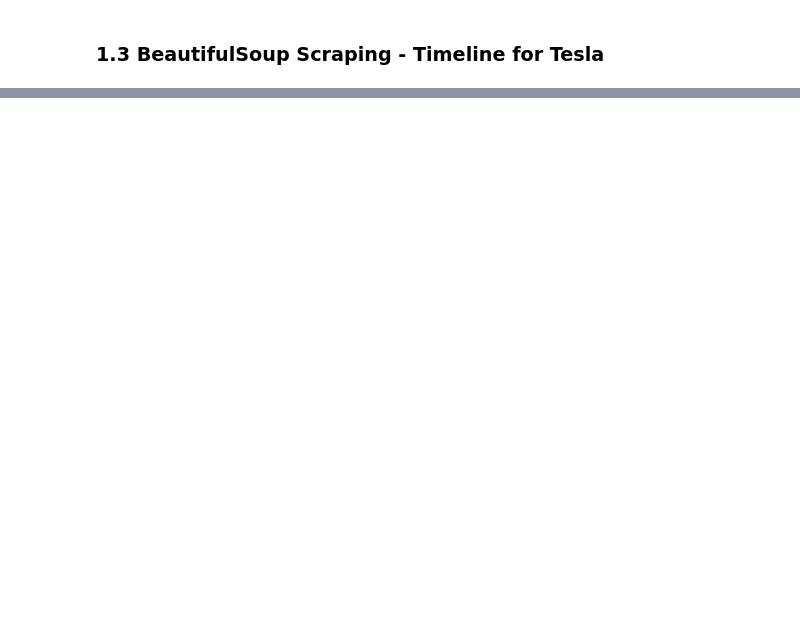
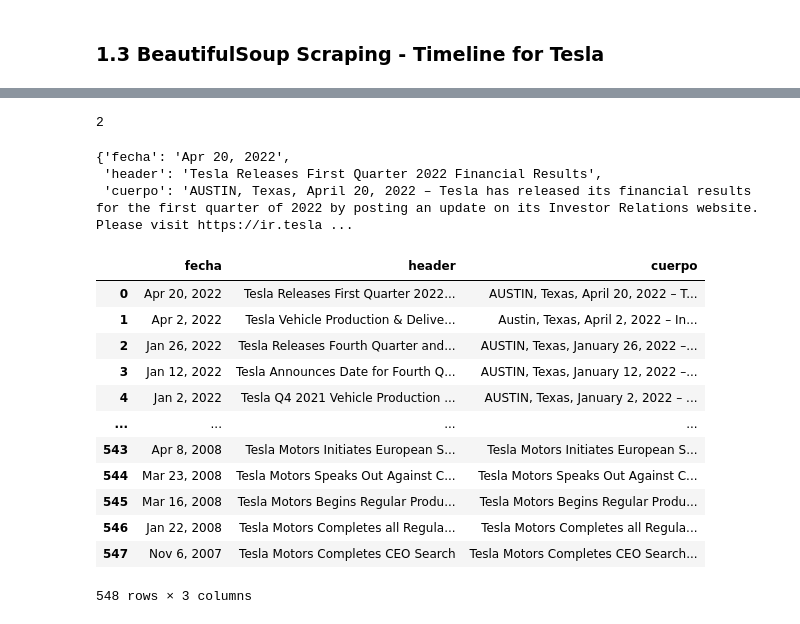
Before and after one commit to adominguez033/Project3_DA_Ironhack, a Jupyter notebook: Project3 draft.ipynb, the cells around one changed output, grey strips where cells are left out. Cells and saved outputs as stored; diff of their text form; code cells hidden in the pictures; blank space fills up the shorter version.

```diff
--- a/Project3 draft.ipynb
+++ b/Project3 draft.ipynb
@@ -478,0 +433,2 @@ df3.to_excel(r'C:\Users\alexd\Ironhack\Proyectos\Project3_DA_Ironhack\Data\timel
+# %%
+url='https://ir.tesla.com/press?page='
@@ -478,0 +438,52 @@ df3.to_excel(r'C:\Users\alexd\Ironhack\Proyectos\Project3_DA_Ironhack\Data\timel
+# %%
+todos_elementos=sopa.find('div', class_='views-element-container')
+# %%
+len(todos_elementos)
+# %% [output]
+2
+# %%
+fecha=todos_elementos.find('time', datetime='2022-04-20T12:00:00Z').text.strip()
+
+header=todos_elementos.find('h4', class_='press-release-teaser__title').text.strip()
+
+cuerpo=todos_elementos.find('div', class_='press-release-teaser__body tds-text--body').text.strip()
+# %%
+{'fecha': fecha,
+'header': header,
+'cuerpo': cuerpo}
+# %% [output]
+{'fecha': 'Apr 20, 2022',
+ 'header': 'Tesla Releases First Quarter 2022 Financial Results',
+ 'cuerpo': 'AUSTIN, Texas, April 20, 2022 – Tesla has released its financial results for the first quarter of 2022 by posting an update on its Investor Relations website. Please visit https://ir.tesla ...
+# %%
+url = "https://ir.tesla.com/press?page="
+
+data=[]
+
+for u in range(0, 110):
+    for e in sopa.find('div', class_='views-element-container').find_all('div', class_='views-row'):
+        r = req.get(url + str(u))
+        sopa = bs(r.content, "html.parser")
+        fecha=e.find('time').text.strip()
+        header=e.find('h4', class_='press-release-teaser__title').text.strip()
+        cuerpo=e.find('div', class_='press-release-teaser__body tds-text--body').text.strip()
+
+        data.append({'fecha': fecha,
+                                     'header': header,
+                                     'cuerpo': cuerpo})
+data2=pd.DataFrame(data)
+data2
+# %% [output]
+|  | fecha | header | cuerpo |
+| 0 | Apr 20, 2022 | Tesla Releases First Quarter 2022... | AUSTIN, Texas, April 20, 2022 – T... |
+| 1 | Apr 2, 2022 | Tesla Vehicle Production & Delive... | Austin, Texas, April 2, 2022 – In... |
+| 2 | Jan 26, 2022 | Tesla Releases Fourth Quarter and... | AUSTIN, Texas, January 26, 2022 –... |
+| 3 | Jan 12, 2022 | Tesla Announces Date for Fourth Q... | AUSTIN, Texas, January 12, 2022 –... |
+| 4 | Jan 2, 2022 | Tesla Q4 2021 Vehicle Production ... | AUSTIN, Texas, January 2, 2022 – ... |
+| ... | ... | ... | ... |
+| 543 | Apr 8, 2008 | Tesla Motors Initiates European S... | Tesla Motors Initiates European S... |
+| 544 | Mar 23, 2008 | Tesla Motors Speaks Out Against C... | Tesla Motors Speaks Out Against C... |
+| 545 | Mar 16, 2008 | Tesla Motors Begins Regular Produ... | Tesla Motors Begins Regular Produ... |
+| 546 | Jan 22, 2008 | Tesla Motors Completes all Regula... | Tesla Motors Completes all Regula... |
+| 547 | Nov 6, 2007 | Tesla Motors Completes CEO Search | Tesla Motors Completes CEO Search... |
+548 rows × 3 columns
```
Also changed, not shown: parts of 48 cells of this notebook, 5 other files.
